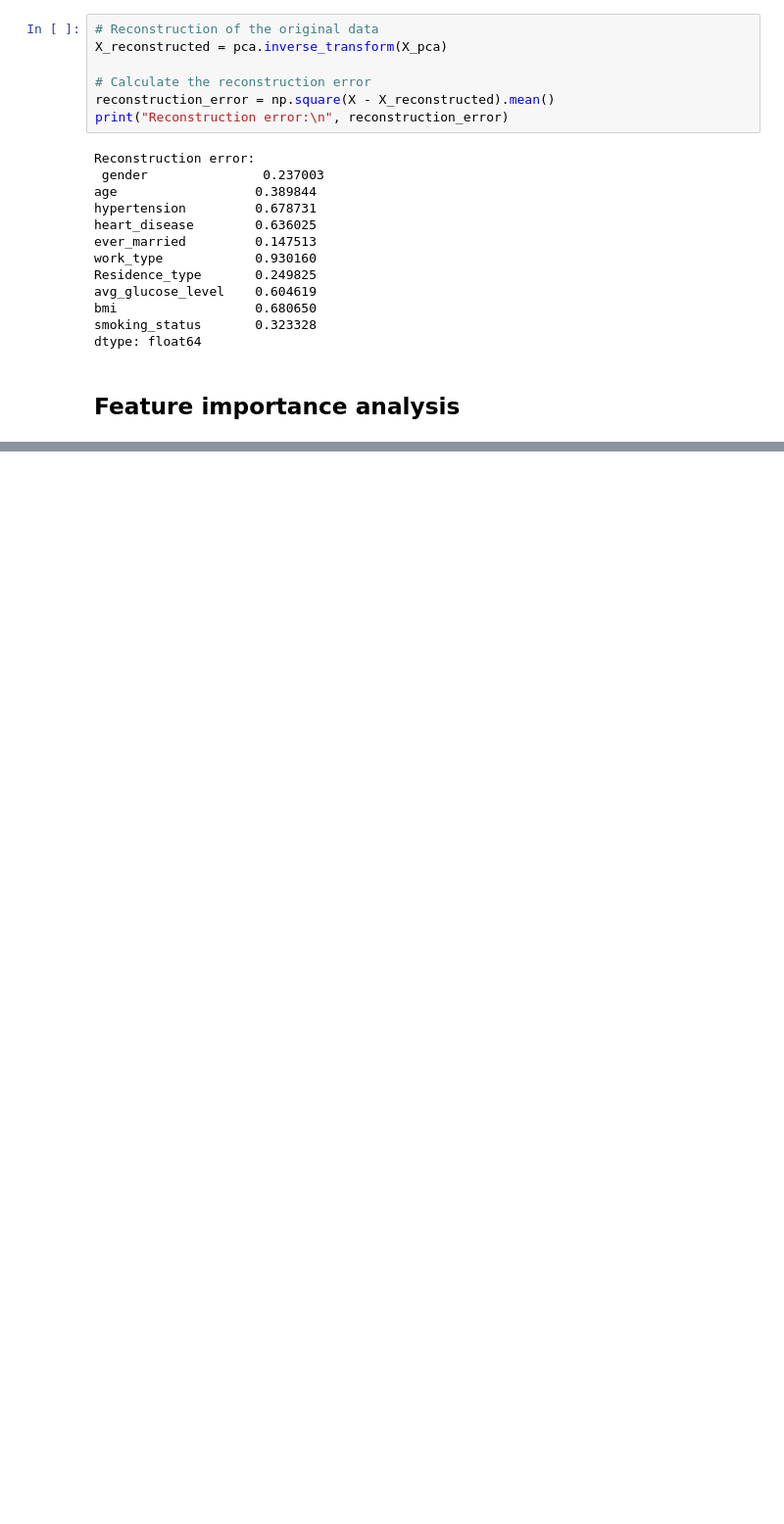
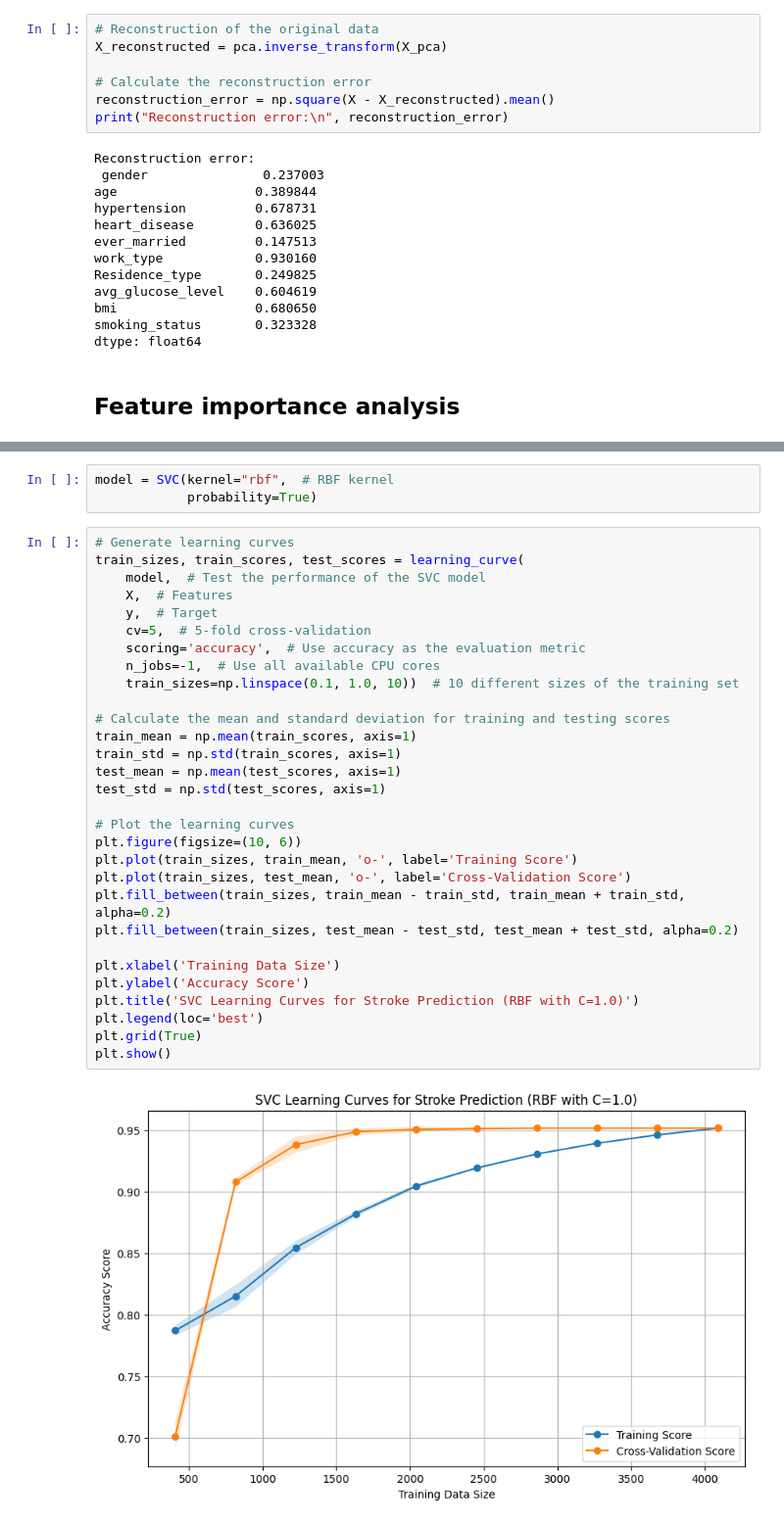
Before and after one commit to kevinwjin/cpsc581, a Jupyter notebook: kevin.ipynb, the cells around one changed output, grey strips where cells are left out. Shown at 98% size. Drawn from its saved outputs; the diff is of its cells as text; blank space fills up the shorter version.

```diff
--- a/kevin.ipynb
+++ b/kevin.ipynb
@@ -436,0 +488,35 @@ dtype: float64
+# %%
+model = SVC(kernel="rbf",  # RBF kernel
+            probability=True)
+# %%
+# Generate learning curves
+train_sizes, train_scores, test_scores = learning_curve(
+    model,  # Test the performance of the SVC model
+    X,  # Features
+    y,  # Target
+    cv=5,  # 5-fold cross-validation
+    scoring='accuracy',  # Use accuracy as the evaluation metric
+    n_jobs=-1,  # Use all available CPU cores
+    train_sizes=np.linspace(0.1, 1.0, 10))  # 10 different sizes of the training set
+
+# Calculate the mean and standard deviation for training and testing scores
+train_mean = np.mean(train_scores, axis=1)
+train_std = np.std(train_scores, axis=1)
+test_mean = np.mean(test_scores, axis=1)
+test_std = np.std(test_scores, axis=1)
+
+# Plot the learning curves
+plt.figure(figsize=(10, 6))
+plt.plot(train_sizes, train_mean, 'o-', label='Training Score')
+plt.plot(train_sizes, test_mean, 'o-', label='Cross-Validation Score')
+plt.fill_between(train_sizes, train_mean - train_std, train_mean + train_std, alpha=0.2)
+plt.fill_between(train_sizes, test_mean - test_std, test_mean + test_std, alpha=0.2)
+
+plt.xlabel('Training Data Size')
+plt.ylabel('Accuracy Score')
+plt.title('SVC Learning Curves for Stroke Prediction (RBF with C=1.0)')
+plt.legend(loc='best')
+plt.grid(True)
+plt.show()
+# %% [output]
+[figure, added]
```
Also changed, not shown: parts of 13 cells of this notebook.
